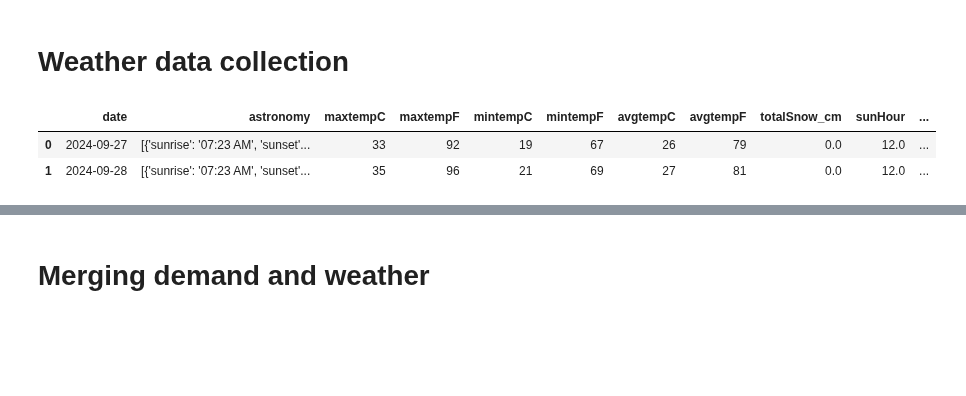
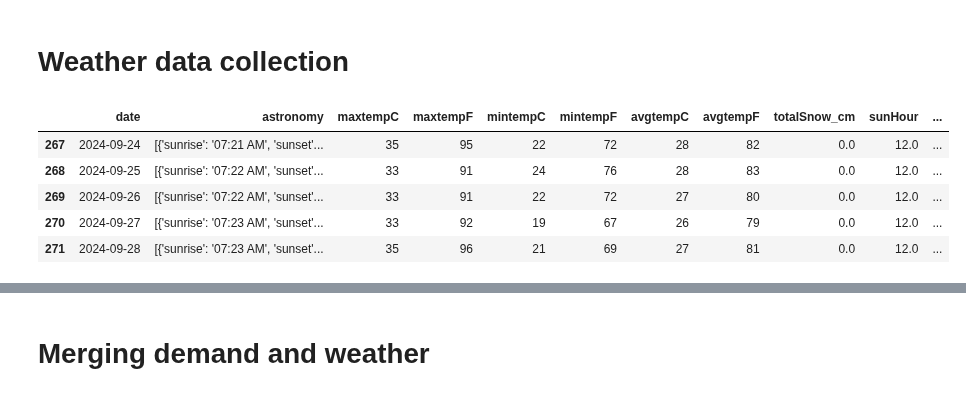
Before and after one commit to MLOPS-IE7374-Fall2024-G9/mlops-project, a Jupyter notebook: experiments/data_downloader.ipynb, the cells around one changed output, grey strips where cells are left out. Drawn from its saved outputs; the diff is of its cells as text; code cells hidden in the pictures; blank space fills up the shorter version.

```diff
--- a/experiments/data_downloader.ipynb
+++ b/experiments/data_downloader.ipynb
@@ -187,11 +218,14 @@ location = "30.2672,-97.7431" # austin
 df_weather = get_weather_data(location, start_date, end_date)
 df_processed = process_weather_data(df_weather)
 # %%
-df_weather.head()
+df_weather.tail()
 # %% [output]
 |  | date | astronomy | maxtempC | maxtempF | mintempC | mintempF | avgtempC | avgtempF | totalSnow_cm | sunHour | ... |
-| 0 | 2024-09-27 | [{'sunrise': '07:23 AM', 'sunset'... | 33 | 92 | 19 | 67 | 26 | 79 | 0.0 | 12.0 | ... |
-| 1 | 2024-09-28 | [{'sunrise': '07:23 AM', 'sunset'... | 35 | 96 | 21 | 69 | 27 | 81 | 0.0 | 12.0 | ... |
+| 267 | 2024-09-24 | [{'sunrise': '07:21 AM', 'sunset'... | 35 | 95 | 22 | 72 | 28 | 82 | 0.0 | 12.0 | ... |
+| 268 | 2024-09-25 | [{'sunrise': '07:22 AM', 'sunset'... | 33 | 91 | 24 | 76 | 28 | 83 | 0.0 | 12.0 | ... |
+| 269 | 2024-09-26 | [{'sunrise': '07:22 AM', 'sunset'... | 33 | 91 | 22 | 72 | 27 | 80 | 0.0 | 12.0 | ... |
+| 270 | 2024-09-27 | [{'sunrise': '07:23 AM', 'sunset'... | 33 | 92 | 19 | 67 | 26 | 79 | 0.0 | 12.0 | ... |
+| 271 | 2024-09-28 | [{'sunrise': '07:23 AM', 'sunset'... | 35 | 96 | 21 | 69 | 27 | 81 | 0.0 | 12.0 | ... |
 # %%
 df_processed.head()
 # %% [output]
```
Also changed, not shown: parts of 4 cells of this notebook, 1 other file.
